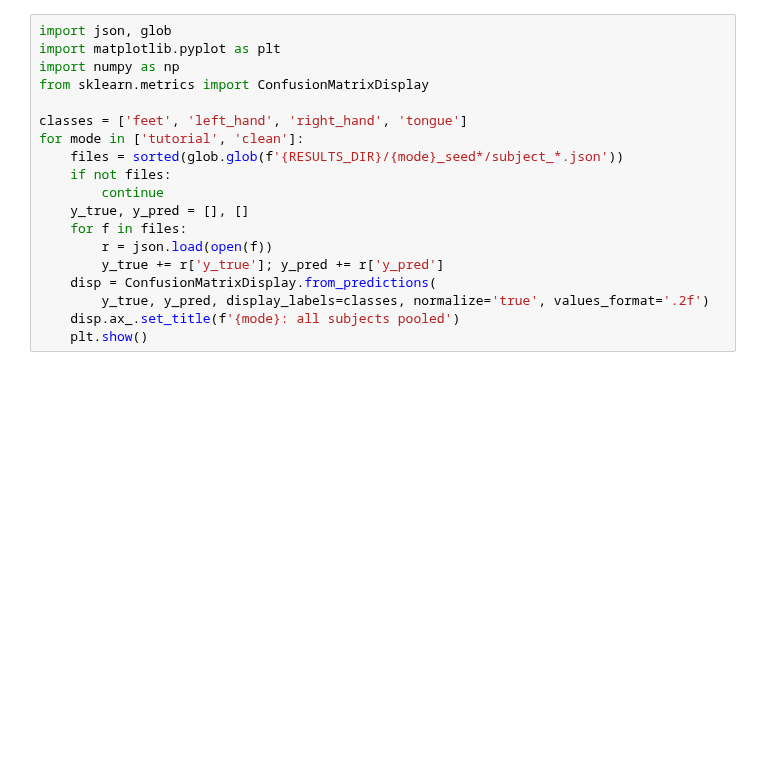
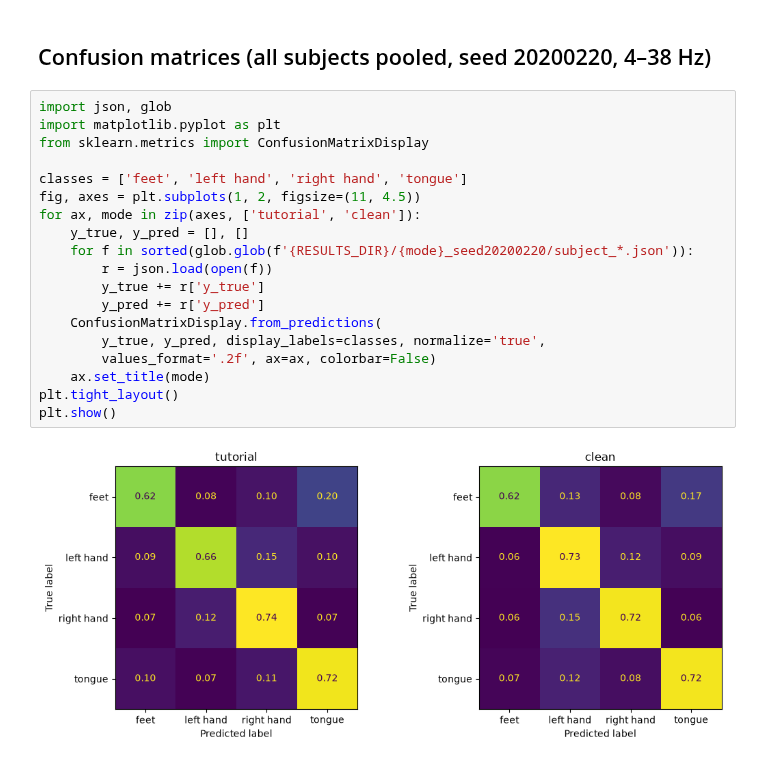
Before and after one commit to Semih2341/Deep_Learning_Project, a Jupyter notebook: notebooks/01_reproduce.ipynb, the cells around one changed output. Cells and saved outputs as stored; diff of their text form; blank space fills up the shorter version.

```diff
--- a/notebooks/01_reproduce.ipynb
+++ b/notebooks/01_reproduce.ipynb
@@ -59,19 +123,23 @@ The tutorial picks the checkpoint using the test session. Here we train for a fi
+# %% [markdown]
+## Confusion matrices (all subjects pooled, seed 20200220, 4–38 Hz)
 # %%
 import json, glob
 import matplotlib.pyplot as plt
-import numpy as np
 from sklearn.metrics import ConfusionMatrixDisplay
 
-classes = ['feet', 'left_hand', 'right_hand', 'tongue']
-for mode in ['tutorial', 'clean']:
-    files = sorted(glob.glob(f'{RESULTS_DIR}/{mode}_seed*/subject_*.json'))
-    if not files:
-        continue
+classes = ['feet', 'left hand', 'right hand', 'tongue']
+fig, axes = plt.subplots(1, 2, figsize=(11, 4.5))
+for ax, mode in zip(axes, ['tutorial', 'clean']):
     y_true, y_pred = [], []
-    for f in files:
+    for f in sorted(glob.glob(f'{RESULTS_DIR}/{mode}_seed20200220/subject_*.json')):
         r = json.load(open(f))
-        y_true += r['y_true']; y_pred += r['y_pred']
-    disp = ConfusionMatrixDisplay.from_predictions(
-        y_true, y_pred, display_labels=classes, normalize='true', values_format='.2f')
-    disp.ax_.set_title(f'{mode}: all subjects pooled')
-    plt.show()
+        y_true += r['y_true']
+        y_pred += r['y_pred']
+    ConfusionMatrixDisplay.from_predictions(
+        y_true, y_pred, display_labels=classes, normalize='true',
+        values_format='.2f', ax=ax, colorbar=False)
+    ax.set_title(mode)
+plt.tight_layout()
+plt.show()
+# %% [output]
+[figure, added]
```
Also changed, not shown: parts of 18 cells of this notebook, 1 other file.
